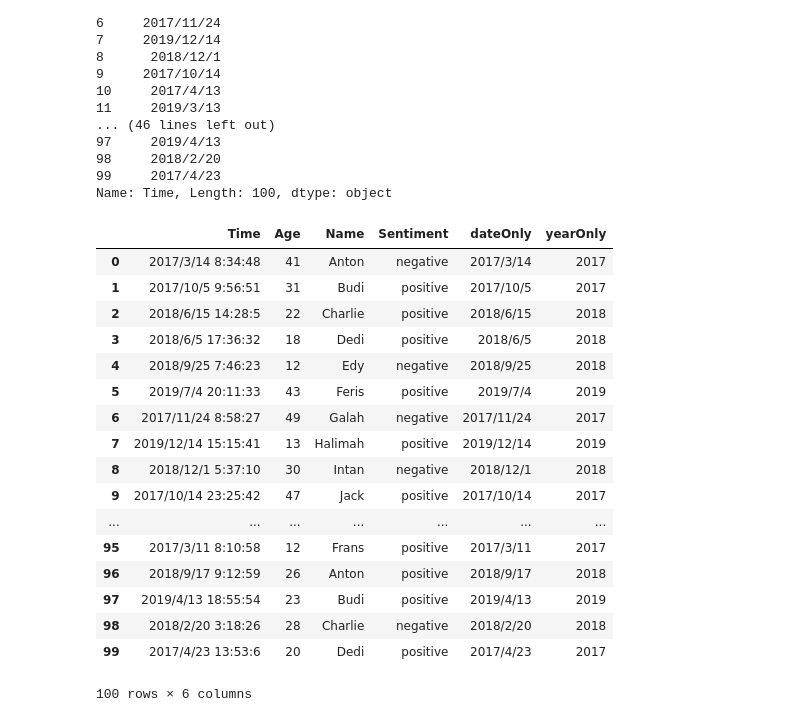
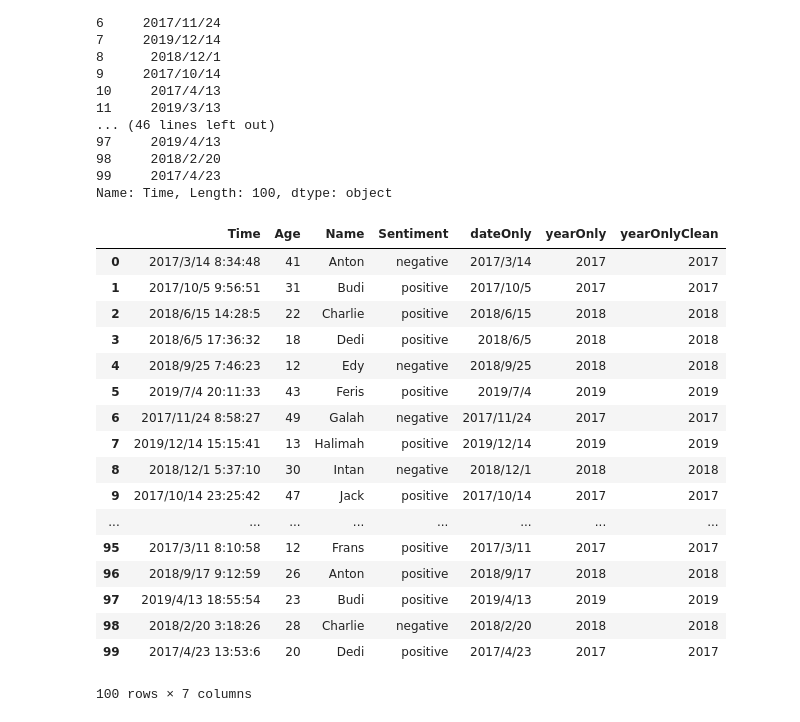
Before and after one commit to goFrendiAsgard/kuliah-2.0, a Jupyter notebook: slides/baca-data-dari-csv.ipynb, the cells around one changed output. Cells and saved outputs as stored; diff of their text form; code cells hidden in the pictures.

```diff
--- a/slides/baca-data-dari-csv.ipynb
+++ b/slides/baca-data-dari-csv.ipynb
@@ -88,24 +88,24 @@ Name: Time, Length: 100, dtype: object
 # %%
 df['dateOnly'] = df.Time.str.split(' ').apply(lambda x: x[0])
 df['yearOnly'] = df.Time.str.split(' ').apply(lambda x: x[0].split('/')[0])
-df['yearOnlyClean'] = df.Time.str.split(' ').apply(lambda x: x[0].split('/')[0])
+df['yearOnlyClean'] = df.Time.str.split(' ').apply(lambda x: x[0].split('/')[0] if x[0].split('/')[0] != '?' else None)
 df
 # %% [output]
-|  | Time | Age | Name | Sentiment | dateOnly | yearOnly |
-| 0 | 2017/3/14 8:34:48 | 41 | Anton | negative | 2017/3/14 | 2017 |
-| 1 | 2017/10/5 9:56:51 | 31 | Budi | positive | 2017/10/5 | 2017 |
-| 2 | 2018/6/15 14:28:5 | 22 | Charlie | positive | 2018/6/15 | 2018 |
-| 3 | 2018/6/5 17:36:32 | 18 | Dedi | positive | 2018/6/5 | 2018 |
-| 4 | 2018/9/25 7:46:23 | 12 | Edy | negative | 2018/9/25 | 2018 |
-| 5 | 2019/7/4 20:11:33 | 43 | Feris | positive | 2019/7/4 | 2019 |
-| 6 | 2017/11/24 8:58:27 | 49 | Galah | negative | 2017/11/24 | 2017 |
-| 7 | 2019/12/14 15:15:41 | 13 | Halimah | positive | 2019/12/14 | 2019 |
-| 8 | 2018/12/1 5:37:10 | 30 | Intan | negative | 2018/12/1 | 2018 |
-| 9 | 2017/10/14 23:25:42 | 47 | Jack | positive | 2017/10/14 | 2017 |
-| ... | ... | ... | ... | ... | ... | ... |
-| 95 | 2017/3/11 8:10:58 | 12 | Frans | positive | 2017/3/11 | 2017 |
-| 96 | 2018/9/17 9:12:59 | 26 | Anton | positive | 2018/9/17 | 2018 |
-| 97 | 2019/4/13 18:55:54 | 23 | Budi | positive | 2019/4/13 | 2019 |
-| 98 | 2018/2/20 3:18:26 | 28 | Charlie | negative | 2018/2/20 | 2018 |
-| 99 | 2017/4/23 13:53:6 | 20 | Dedi | positive | 2017/4/23 | 2017 |
+|  | Time | Age | Name | Sentiment | dateOnly | yearOnly | yearOnlyClean |
+| 0 | 2017/3/14 8:34:48 | 41 | Anton | negative | 2017/3/14 | 2017 | 2017 |
+| 1 | 2017/10/5 9:56:51 | 31 | Budi | positive | 2017/10/5 | 2017 | 2017 |
+| 2 | 2018/6/15 14:28:5 | 22 | Charlie | positive | 2018/6/15 | 2018 | 2018 |
+| 3 | 2018/6/5 17:36:32 | 18 | Dedi | positive | 2018/6/5 | 2018 | 2018 |
+| 4 | 2018/9/25 7:46:23 | 12 | Edy | negative | 2018/9/25 | 2018 | 2018 |
+| 5 | 2019/7/4 20:11:33 | 43 | Feris | positive | 2019/7/4 | 2019 | 2019 |
+| 6 | 2017/11/24 8:58:27 | 49 | Galah | negative | 2017/11/24 | 2017 | 2017 |
+| 7 | 2019/12/14 15:15:41 | 13 | Halimah | positive | 2019/12/14 | 2019 | 2019 |
+| 8 | 2018/12/1 5:37:10 | 30 | Intan | negative | 2018/12/1 | 2018 | 2018 |
+| 9 | 2017/10/14 23:25:42 | 47 | Jack | positive | 2017/10/14 | 2017 | 2017 |
+| ... | ... | ... | ... | ... | ... | ... | ... |
+| 95 | 2017/3/11 8:10:58 | 12 | Frans | positive | 2017/3/11 | 2017 | 2017 |
+| 96 | 2018/9/17 9:12:59 | 26 | Anton | positive | 2018/9/17 | 2018 | 2018 |
+| 97 | 2019/4/13 18:55:54 | 23 | Budi | positive | 2019/4/13 | 2019 | 2019 |
+| 98 | 2018/2/20 3:18:26 | 28 | Charlie | negative | 2018/2/20 | 2018 | 2018 |
+| 99 | 2017/4/23 13:53:6 | 20 | Dedi | positive | 2017/4/23 | 2017 | 2017 |
-100 rows × 6 columns
+100 rows × 7 columns
```
Also changed, not shown: 5 other files.
